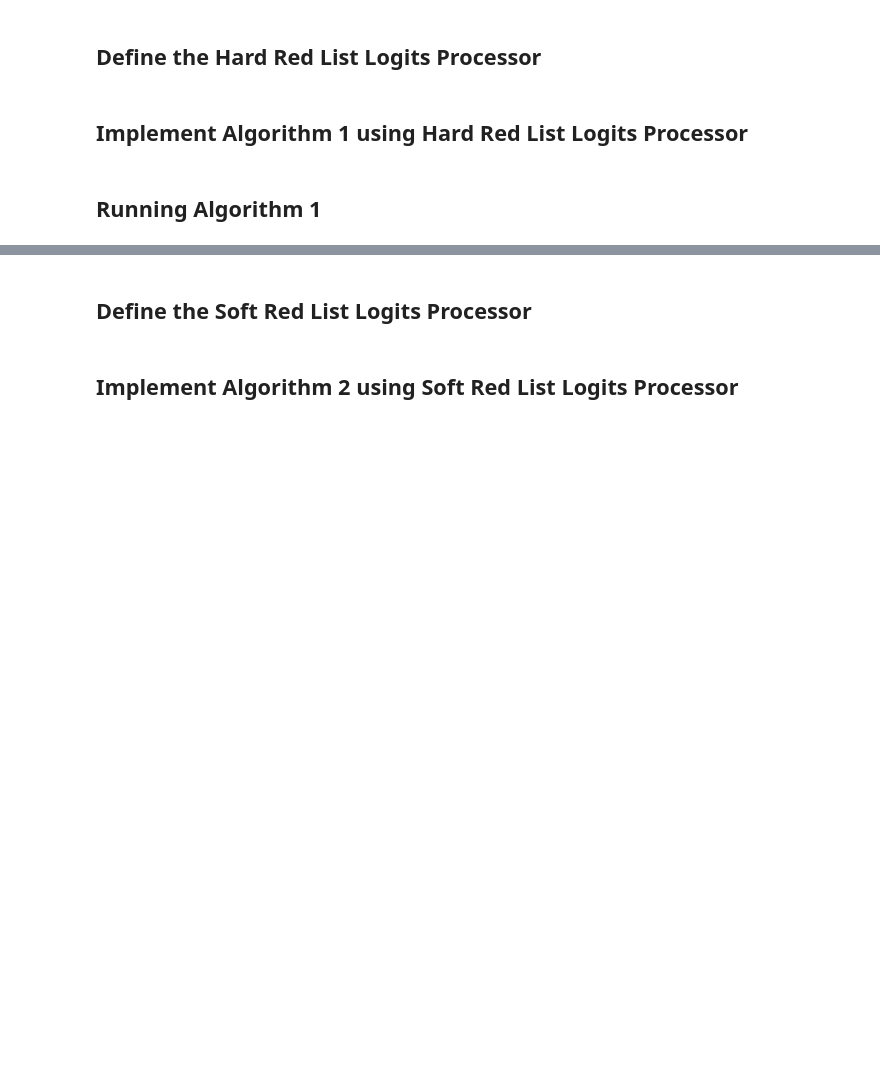
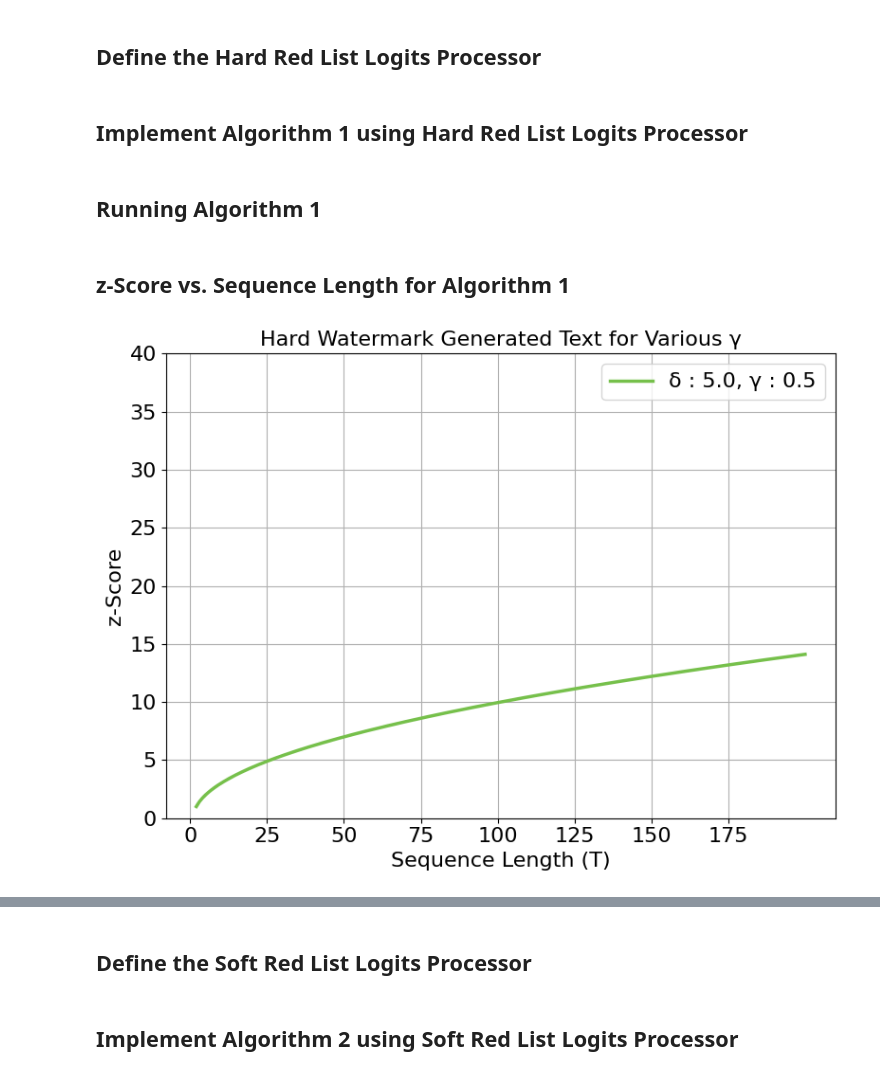
Before and after one commit to austinhouck/deep-learning-final-project-sp25, a Jupyter notebook: code/notebook.ipynb, the cells around one changed output, grey strips where cells are left out. Drawn from its saved outputs; the diff is of its cells as text; code cells hidden in the pictures; blank space fills up the shorter version.

Commit message:
Fixed algo 1 bug & added figure generation code

```diff
--- a/code/notebook.ipynb
+++ b/code/notebook.ipynb
@@ -54,11 +76,11 @@ def seed_rng(seed=42):
 # %%
 class HardRedListWatermark(LogitsProcessor):
 
-    def __init__(self, tokenizer, device, hash_key=15485863):
+    def __init__(self, tokenizer, device, gamma=0.5, hash_key=15485863):
         self.tokenizer = tokenizer
         self.device = device
         self.vocab_size = tokenizer.vocab_size
-        self.green_list_size = self.vocab_size // 2
+        self.green_list_size = int(self.vocab_size * gamma)
         # Large prime number to be used for seed
         self.hash_key = hash_key
         self.generator = torch.Generator(device=device)
@@ -144,8 +164,8 @@ def algorithm_1(tokenizer, model, prompt_ids):
 # Helpers
 
 def compute_z_score(green_token_count, total_length, gamma):
-    numerator = green_token_count - (total_length / 2)
-    denominator = math.sqrt(total_length)
-    return 2 * numerator / denominator
+    numerator = green_token_count - (gamma * total_length)
+    denominator = math.sqrt(total_length * gamma * (1 - gamma))
+    return numerator / denominator
 # %%
 results = []
@@ -183,3 +212,50 @@ for i, prompts in enumerate(dataset):
+# %% [markdown]
+## z-Score vs. Sequence Length for Algorithm 1
+# %%
+# Define colors to match paper colors
+colors = ["#76c04b", "#35978f", "#1f78b4", "#5e3c99", "#8c510a"]
+# gammas = [0.1, 0.25, 0.5, 0.75, 0.9]
+
+gammas = [0.5]
+delta = 5.0
+max_seq_length = 200
+# %%
+seq_lengths = np.arange(1, max_seq_length+1)
+
+plt.figure(figsize=(8, 6))
+
+for i, gamma in enumerate(gammas):
+    z_scores = [[] for _ in range(max_seq_length)]
+    z_scores[0] = [0]
+    hard_watermark_results = []
+
+    run_hard_watermark(hard_watermark_results, gamma)
+
+    for result in hard_watermark_results:
+        for j in range(1, result["continuation_token_count"]):
+            green_count = len(list(filter(lambda x: x, result["color_map"][:j])))
+            z_score = compute_z_score(green_count, j, gamma)
+            z_scores[j].append(z_score)
+
+    avg_z_scores = [np.mean(z_scores[k]) for k in range(max_seq_length)]
+
+    plt.plot(seq_lengths, avg_z_scores,
+             label=f'δ : {delta}, γ : {gamma}',
+             linewidth=2.5,
+             color=colors[i])
+
+# Formatting to match paper
+plt.xlabel('Sequence Length (T)', fontsize=16)
+plt.ylabel('z‑Score', fontsize=16)
+plt.title('Hard Watermark Generated Text for Various γ', fontsize=16)
+plt.grid(True)
+plt.legend(fontsize=16)
+plt.xticks(np.arange(0, 200, 25), fontsize=16)
+plt.yticks(np.arange(0, 45, 5), fontsize=16)
+plt.tight_layout()
+plt.show()
+# %% [output]
+[figure, added]
 # %% [markdown]
 # Algorithm 2: Text Generation with Soft Red List
 
```
Also changed, not shown: parts of 6 cells of this notebook.
